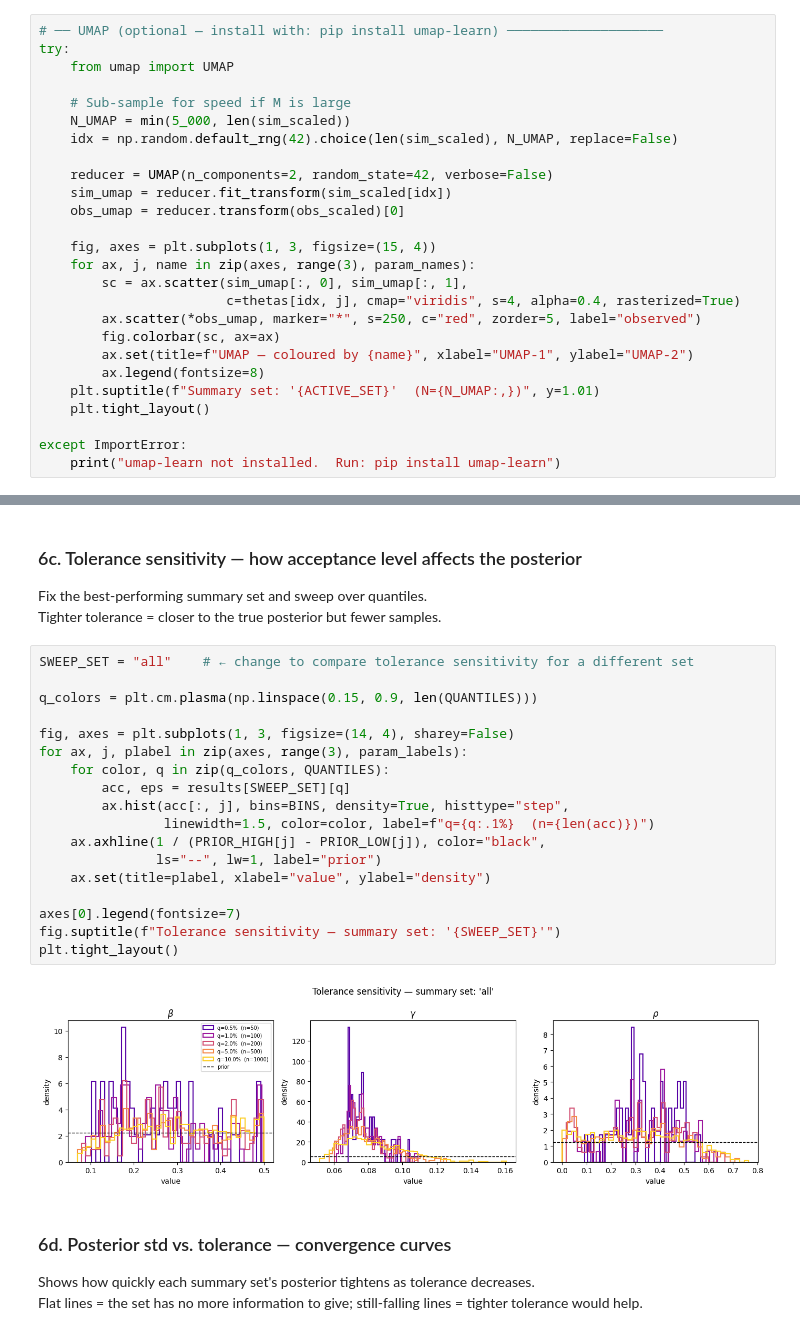
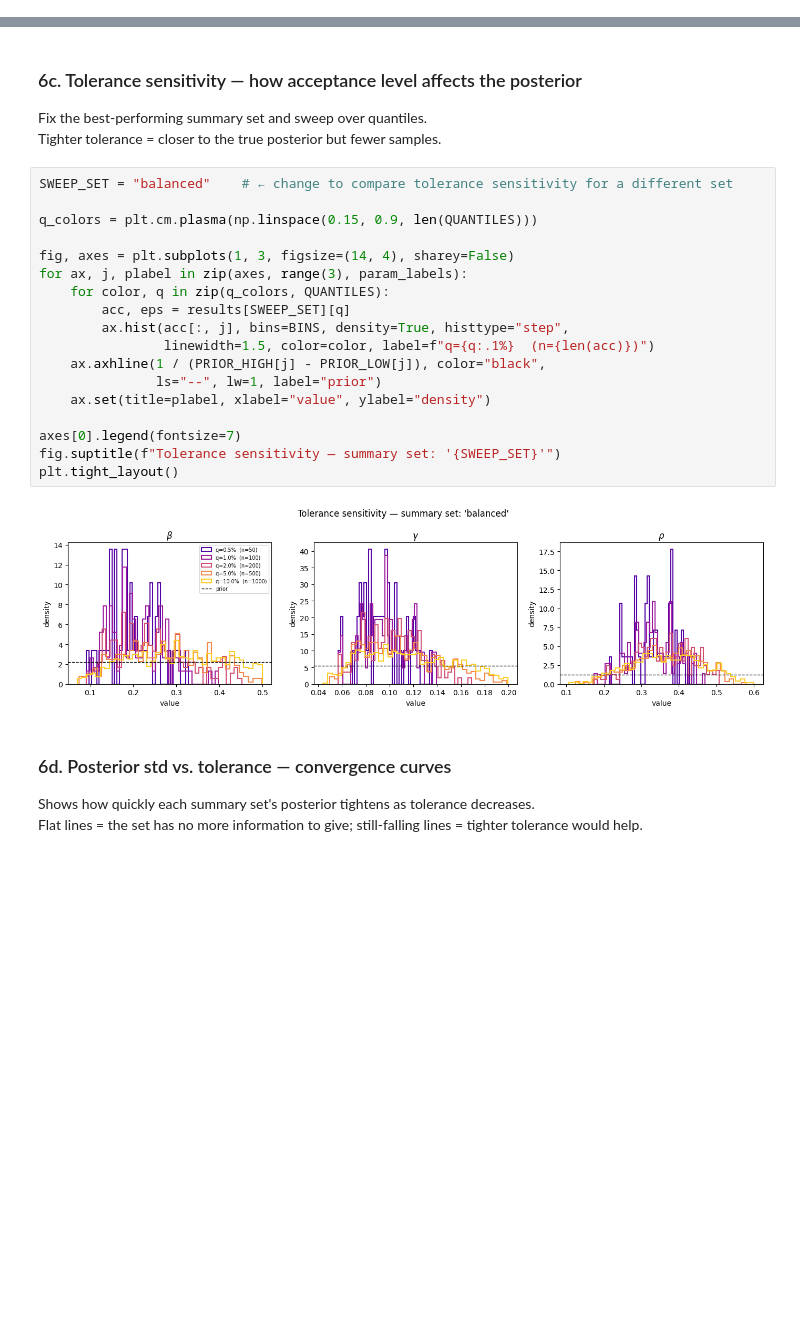
Before and after one commit to Florian-Dreyer/SimulationProject, a Jupyter notebook: notebooks/rejection_abc.ipynb, the cells around one changed output, grey strips where cells are left out. Cells and saved outputs as stored; diff of their text form; blank space fills up the shorter version.

Commit message:
Updated summary statistics and exploration of alternative methods

```diff
--- a/notebooks/rejection_abc.ipynb
+++ b/notebooks/rejection_abc.ipynb
@@ -256,26 +292,0 @@ plt.tight_layout()
-# %%
-# ── UMAP (optional — install with: pip install umap-learn) ────────────────────
-try:
-    from umap import UMAP
-
-    # Sub-sample for speed if M is large
-    N_UMAP = min(5_000, len(sim_scaled))
-    idx = np.random.default_rng(42).choice(len(sim_scaled), N_UMAP, replace=False)
-
-    reducer = UMAP(n_components=2, random_state=42, verbose=False)
-    sim_umap = reducer.fit_transform(sim_scaled[idx])
-    obs_umap = reducer.transform(obs_scaled)[0]
-
-    fig, axes = plt.subplots(1, 3, figsize=(15, 4))
-    for ax, j, name in zip(axes, range(3), param_names):
-        sc = ax.scatter(sim_umap[:, 0], sim_umap[:, 1],
-                        c=thetas[idx, j], cmap="viridis", s=4, alpha=0.4, rasterized=True)
-        ax.scatter(*obs_umap, marker="*", s=250, c="red", zorder=5, label="observed")
-        fig.colorbar(sc, ax=ax)
-        ax.set(title=f"UMAP — coloured by {name}", xlabel="UMAP-1", ylabel="UMAP-2")
-        ax.legend(fontsize=8)
-    plt.suptitle(f"Summary set: '{ACTIVE_SET}'  (N={N_UMAP:,})", y=1.01)
-    plt.tight_layout()
-
-except ImportError:
-    print("umap-learn not installed.  Run: pip install umap-learn")
@@ -443,25 +511,25 @@ plt.tight_layout()
 Fix the best-performing summary set and sweep over quantiles.
 Tighter tolerance = closer to the true posterior but fewer samples.
 # %%
-SWEEP_SET = "all"    # ← change to compare tolerance sensitivity for a different set
+SWEEP_SET = "balanced"    # ← change to compare tolerance sensitivity for a different set
 
 q_colors = plt.cm.plasma(np.linspace(0.15, 0.9, len(QUANTILES)))
 
 fig, axes = plt.subplots(1, 3, figsize=(14, 4), sharey=False)
 for ax, j, plabel in zip(axes, range(3), param_labels):
     for color, q in zip(q_colors, QUANTILES):
         acc, eps = results[SWEEP_SET][q]
         ax.hist(acc[:, j], bins=BINS, density=True, histtype="step",
                 linewidth=1.5, color=color, label=f"q={q:.1%}  (n={len(acc)})")
     ax.axhline(1 / (PRIOR_HIGH[j] - PRIOR_LOW[j]), color="black",
                ls="--", lw=1, label="prior")
     ax.set(title=plabel, xlabel="value", ylabel="density")
 
 axes[0].legend(fontsize=7)
 fig.suptitle(f"Tolerance sensitivity — summary set: '{SWEEP_SET}'")
 plt.tight_layout()
 # %% [output]
-[figure, old version]
+[figure, new version]
 # %% [markdown]
 ### 6d. Posterior std vs. tolerance — convergence curves
 
```
Also changed, not shown: parts of 27 cells of this notebook.
